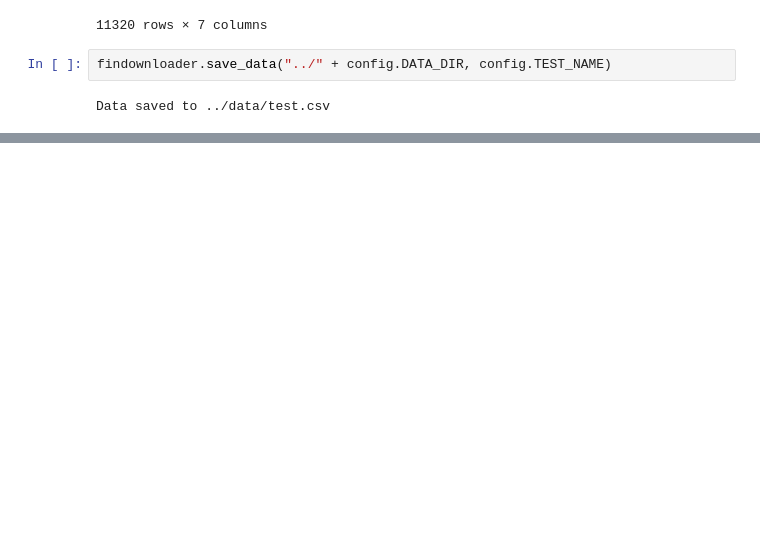
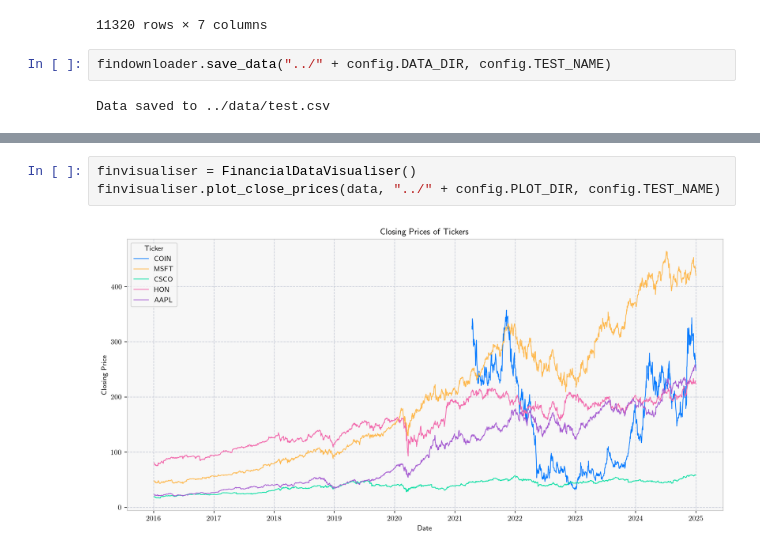
Before and after one commit to ingridpi/xdl-portfolio, a Jupyter notebook: examples/findownloader_test.ipynb, the cells around one changed output, grey strips where cells are left out. Saved outputs shown, nothing was run; the diff lists cells and outputs as text; blank space fills up the shorter version.

```diff
--- a/examples/findownloader_test.ipynb
+++ b/examples/findownloader_test.ipynb
@@ -57,2 +61,7 @@ Data loaded from ../data/test.csv
 | 11319 | 2024-12-31 | MSFT | 424.468070 | 425.095662 | 419.048902 | 419.885681 | 13246500.0 |
 11320 rows × 7 columns
+# %%
+finvisualiser = FinancialDataVisualiser()
+finvisualiser.plot_close_prices(data, "../" + config.PLOT_DIR, config.TEST_NAME)
+# %% [output]
+[figure, added]
```
Also changed, not shown: parts of 4 cells of this notebook, 1 other file.
